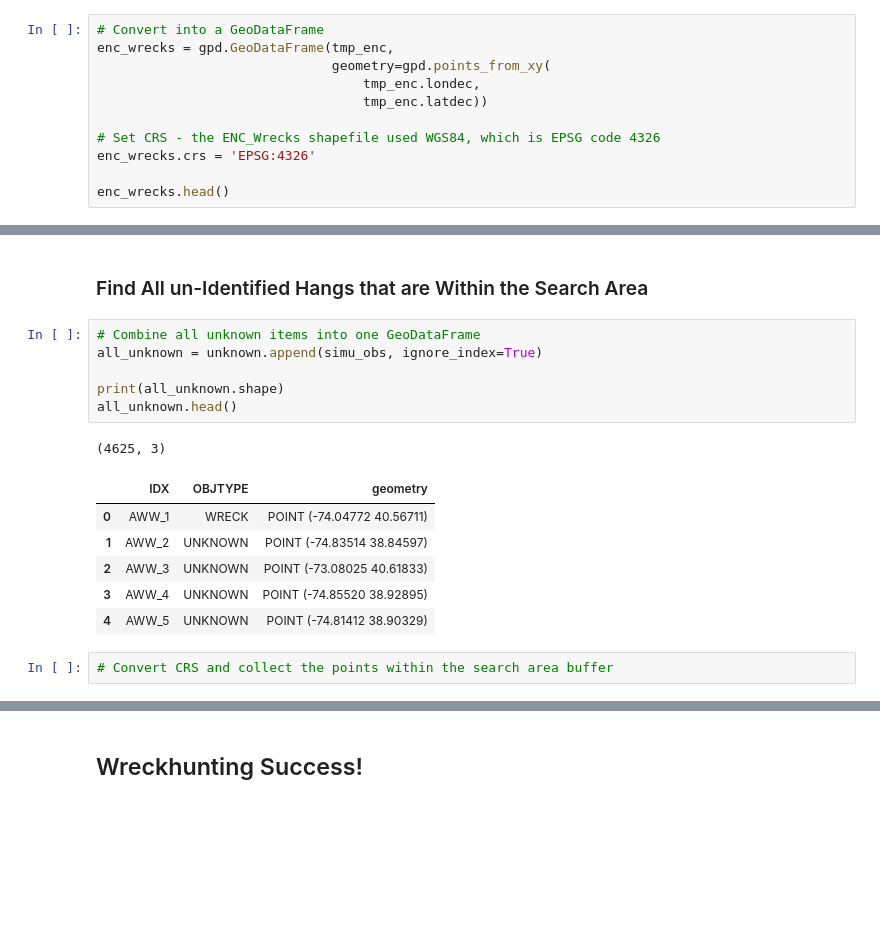
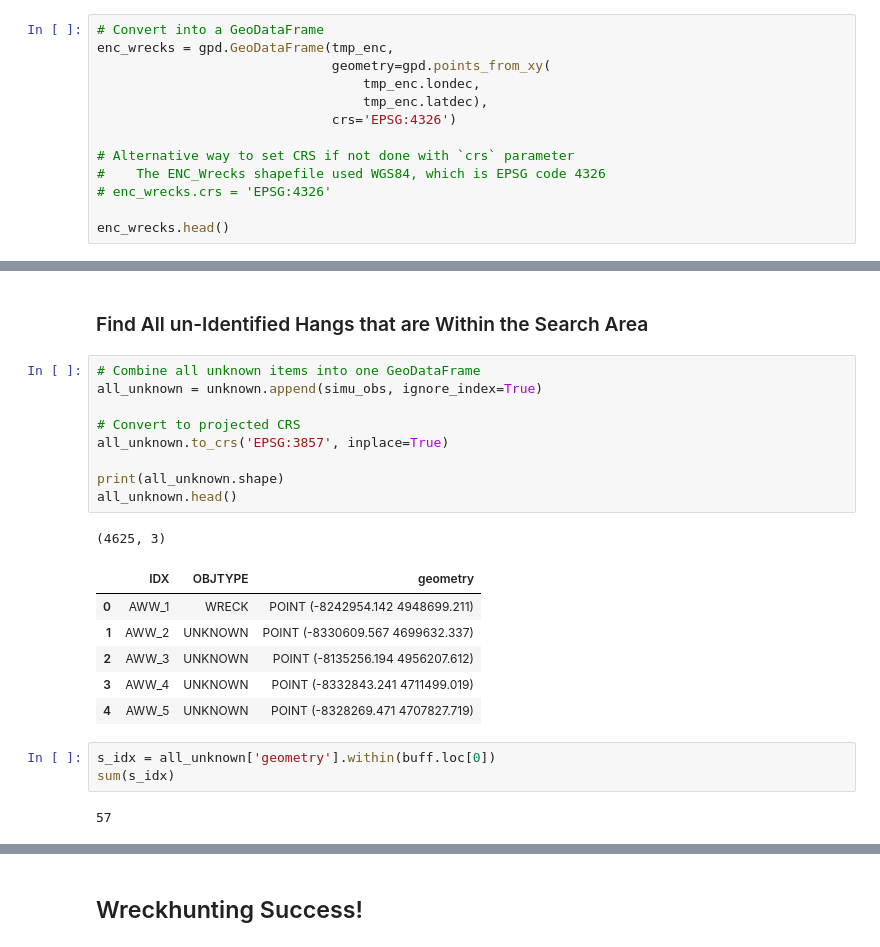
Before and after one commit to Data-Science-for-Conservation/Ocean_GIS_for_Python, a Jupyter notebook: GIS_Analysis.ipynb, the cells around one changed output, grey strips where cells are left out. Cells and saved outputs as stored; diff of their text form; blank space fills up the shorter version.

```diff
--- a/GIS_Analysis.ipynb
+++ b/GIS_Analysis.ipynb
@@ -105,10 +105,12 @@ tmp_enc.head()
 enc_wrecks = gpd.GeoDataFrame(tmp_enc,
                               geometry=gpd.points_from_xy(
                                   tmp_enc.londec,
-                                  tmp_enc.latdec))
+                                  tmp_enc.latdec),
+                              crs='EPSG:4326')
 
-# Set CRS - the ENC_Wrecks shapefile used WGS84, which is EPSG code 4326
-enc_wrecks.crs = 'EPSG:4326'
+# Alternative way to set CRS if not done with `crs` parameter
+#    The ENC_Wrecks shapefile used WGS84, which is EPSG code 4326
+# enc_wrecks.crs = 'EPSG:4326'
 
 enc_wrecks.head()
 # %% [output]
@@ -718,16 +720,22 @@ display_map(m_2, 'm_2.html')
 # %%
 # Combine all unknown items into one GeoDataFrame
 all_unknown = unknown.append(simu_obs, ignore_index=True)
 
+# Convert to projected CRS
+all_unknown.to_crs('EPSG:3857', inplace=True)
+
 print(all_unknown.shape)
 all_unknown.head()
 # %% [output]
 (4625, 3)
 |  | IDX | OBJTYPE | geometry |
-| 0 | AWW_1 | WRECK | POINT (-74.04772 40.56711) |
-| 1 | AWW_2 | UNKNOWN | POINT (-74.83514 38.84597) |
-| 2 | AWW_3 | UNKNOWN | POINT (-73.08025 40.61833) |
-| 3 | AWW_4 | UNKNOWN | POINT (-74.85520 38.92895) |
-| 4 | AWW_5 | UNKNOWN | POINT (-74.81412 38.90329) |
+| 0 | AWW_1 | WRECK | POINT (-8242954.142 4948699.211) |
+| 1 | AWW_2 | UNKNOWN | POINT (-8330609.567 4699632.337) |
+| 2 | AWW_3 | UNKNOWN | POINT (-8135256.194 4956207.612) |
+| 3 | AWW_4 | UNKNOWN | POINT (-8332843.241 4711499.019) |
+| 4 | AWW_5 | UNKNOWN | POINT (-8328269.471 4707827.719) |
-# %%
-# Convert CRS and collect the points within the search area buffer
+# %%
+s_idx = all_unknown['geometry'].within(buff.loc[0])
+sum(s_idx)
+# %% [output]
+57
```
Also changed, not shown: parts of 11 cells of this notebook, 4 other files.
